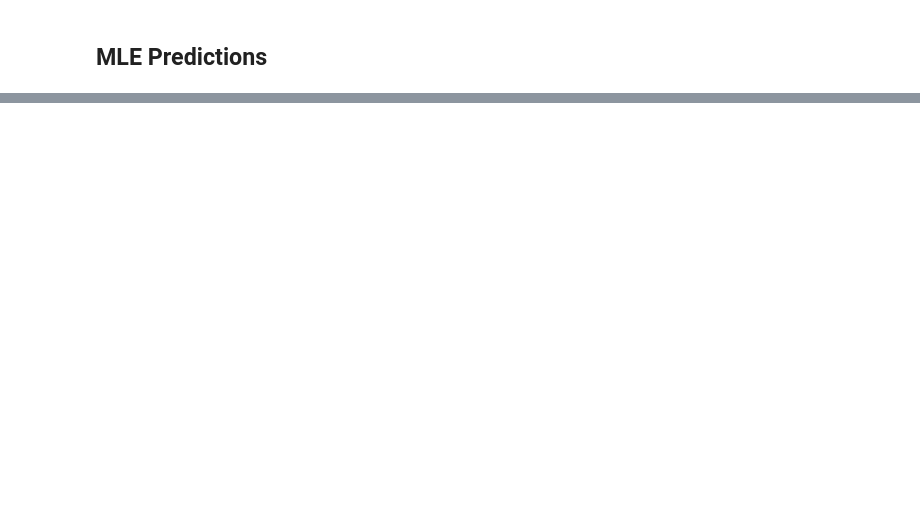
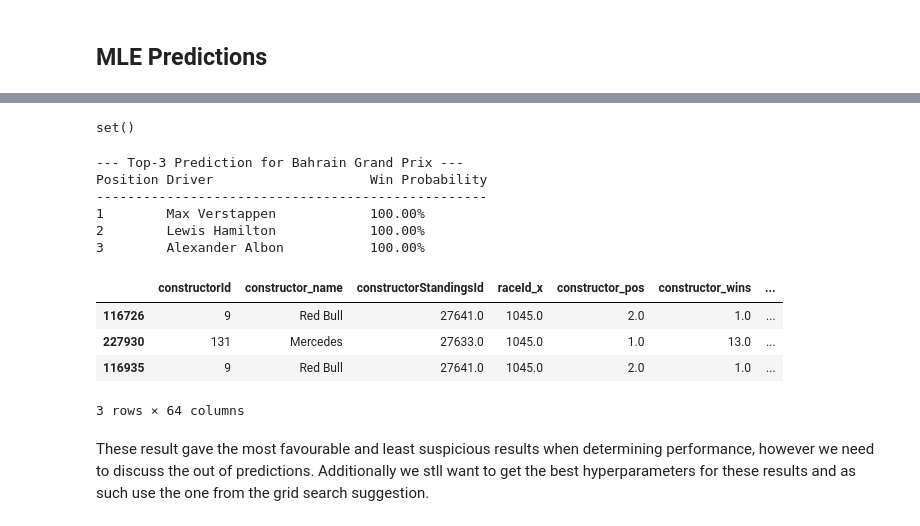
Before and after one commit to Plyrex/COMP3608-Project, a Jupyter notebook: mle.ipynb, the cells around one changed output, grey strips where cells are left out. Drawn from its saved outputs; the diff is of its cells as text; code cells hidden in the pictures; blank space fills up the shorter version.

```diff
--- a/mle.ipynb
+++ b/mle.ipynb
@@ -173,0 +410,23 @@ Position Driver                    Win Probability
+# %%
+print(set(groups.iloc[train_idx]) & set(groups.iloc[test_idx]))
+# %% [output]
+set()
+# %%
+def get_top3_predictions(race_name):
+    race_df = constructor_winners[constructor_winners['race_name'] == race_name]
+    if race_df.empty:
+        return f"No data for {race_name}"
+
+    top3 = race_df.drop_duplicates(subset=['driverId']) \
+                  .sort_values('predicted_proba', ascending=False).head(3)
+
+    print(f"\n--- Top-3 Prediction for {race_name} ---")
+    print(f"{'Position':<8} {'Driver':<25} {'Win Probability':<15}")
+    print("-" * 50)
+
+    for i, (_, row) in enumerate(top3.iterrows(), 1):
+        driver_name = f"{row['forename']} {row['surname']}"
+        probability = f"{row['predicted_proba']*100:.2f}%"
+        print(f"{i:<8} {driver_name:<25} {probability:<15}")
+
+    return top3
@@ -173,0 +437,17 @@ Position Driver                    Win Probability
+# %%
+# Top-3 prediction for Bahrain Grand Prix
+get_top3_predictions("Bahrain Grand Prix")
+# %% [output]
+--- Top-3 Prediction for Bahrain Grand Prix ---
+Position Driver                    Win Probability
+--------------------------------------------------
+1        Max Verstappen            100.00%
+2        Lewis Hamilton            100.00%
+3        Alexander Albon           100.00%
+|  | constructorId | constructor_name | constructorStandingsId | raceId_x | constructor_pos | constructor_wins | ... |
+| 116726 | 9 | Red Bull | 27641.0 | 1045.0 | 2.0 | 1.0 | ... |
+| 227930 | 131 | Mercedes | 27633.0 | 1045.0 | 1.0 | 13.0 | ... |
+| 116935 | 9 | Red Bull | 27641.0 | 1045.0 | 2.0 | 1.0 | ... |
+3 rows × 64 columns
+# %% [markdown]
+These result gave the most favourable and least suspicious results when determining performance, however we need to discuss the out of predictions. Additionally we stll want to get the best hyperparameters for these results and as such use the one from the grid search suggestion.
```
Also changed, not shown: parts of 30 cells of this notebook, 3 other files.
